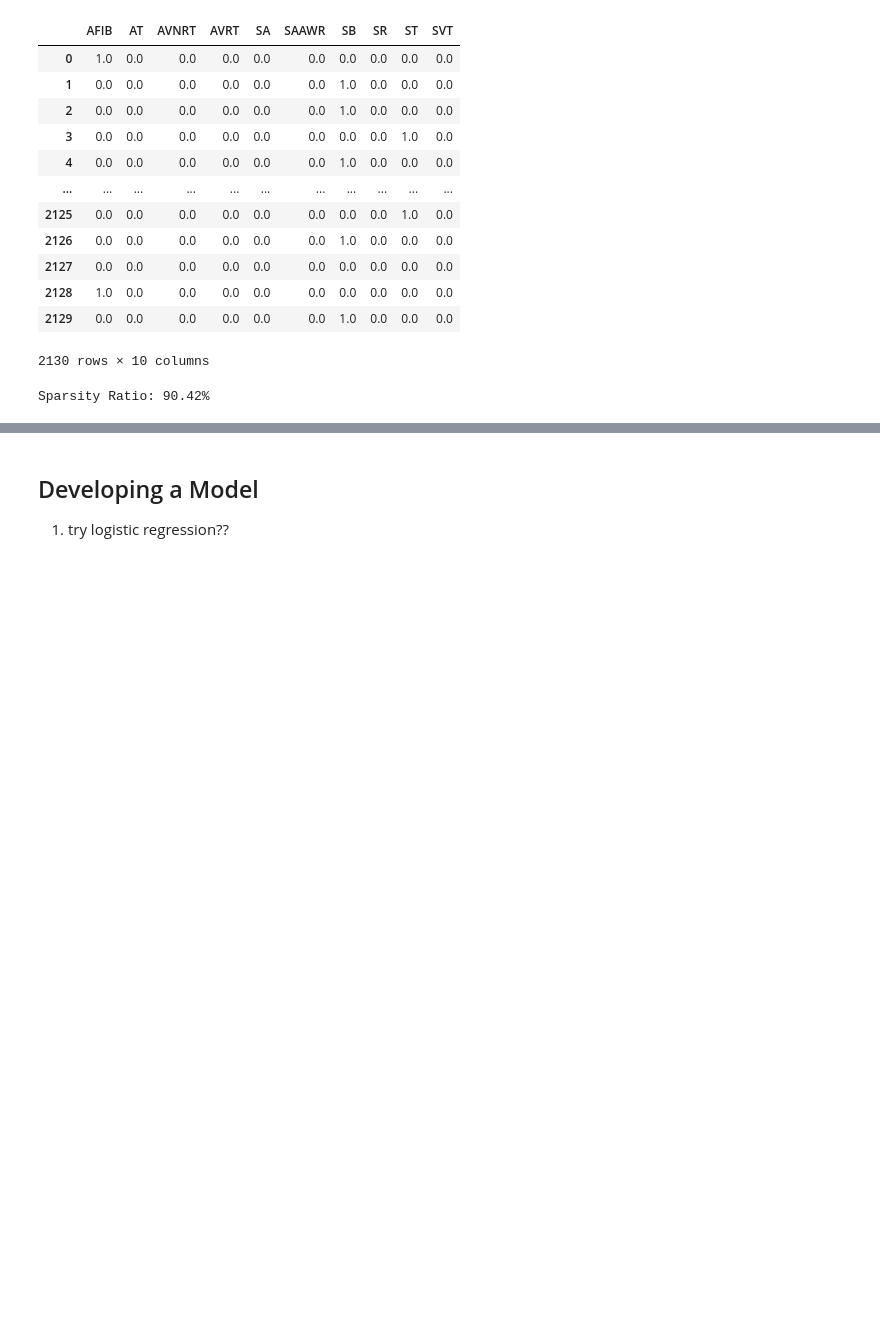
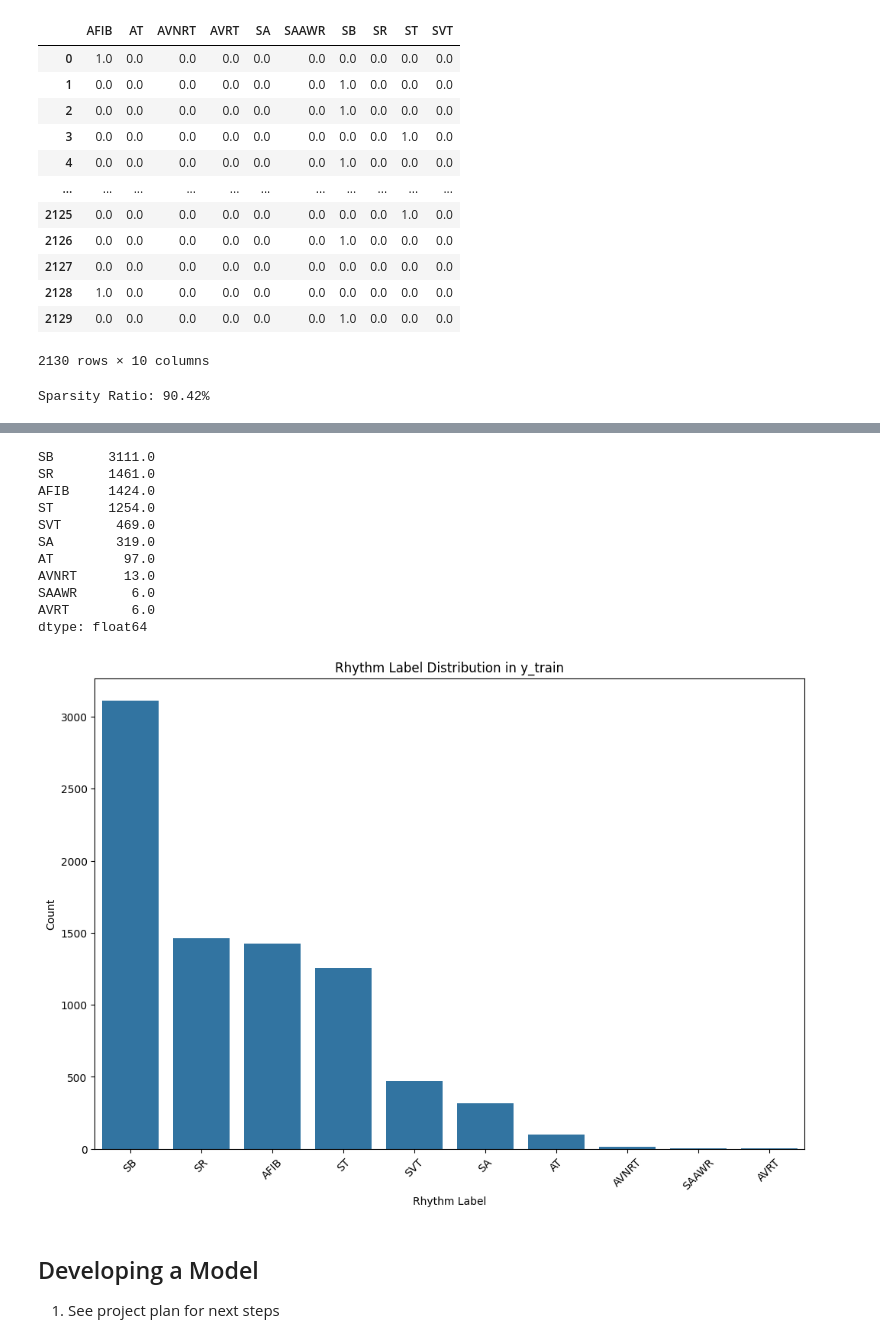
Before and after one commit to mlhbui/ml-ecg, a Jupyter notebook: src/Bui_EKG_ML_Model.ipynb, the cells around one changed output, grey strips where cells are left out. Drawn from its saved outputs; the diff is of its cells as text; code cells hidden in the pictures; blank space fills up the shorter version.

```diff
--- a/src/Bui_EKG_ML_Model.ipynb
+++ b/src/Bui_EKG_ML_Model.ipynb
@@ -302,3 +375,8 @@ sorted(df_y_train['Rhythm'].unique())
 # Ensure y_train and y_test are in 2D format
 y_train = y_train.reshape(-1, 1)
 y_test = y_test.reshape(-1, 1)
+# %%
+# Display count the occurrences of each rhythm
+rhythm_counts = df_y_train_transf.value_counts()
+sorted_rhythm_counts = rhythm_counts.sort_index()
+print(sorted_rhythm_counts)
@@ -363,3 +490,35 @@ Sparsity Ratio: 90.42%
+# %%
+import seaborn as sns
+import matplotlib.pyplot as plt
+import pandas as pd
+
+# Display rhythm counts
+rhythm_counts = rhythm_counts.sort_values(ascending=False)
+print(rhythm_counts)
+
+# Plotting the rhythm label distribution
+plt.figure(figsize=(12, 8))
+ax = sns.barplot(x=rhythm_counts.index, y=rhythm_counts.values)
+
+plt.title("Rhythm Label Distribution in y_train")
+plt.xlabel("Rhythm Label")
+plt.ylabel("Count")
+plt.xticks(rotation=45)
+plt.show()
+# %% [output]
+SB       3111.0
+SR       1461.0
+AFIB     1424.0
+ST       1254.0
+SVT       469.0
+SA        319.0
+AT         97.0
+AVNRT      13.0
+SAAWR       6.0
+AVRT        6.0
+dtype: float64
+[figure, added]
 # %% [markdown]
 ## Developing a Model
-1. try logistic regression??
+
+1. See project plan for next steps
```
Also changed, not shown: parts of 13 cells of this notebook.
